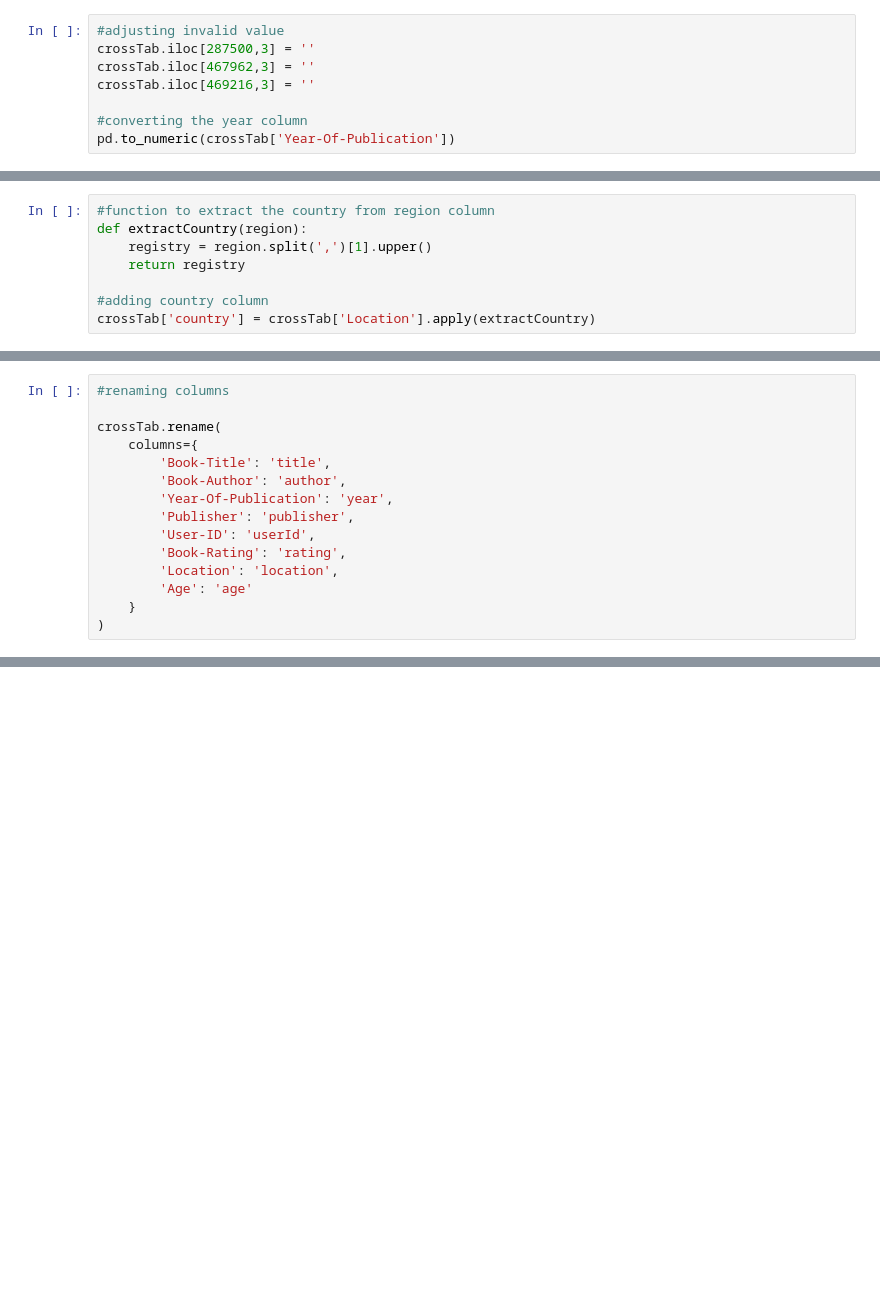
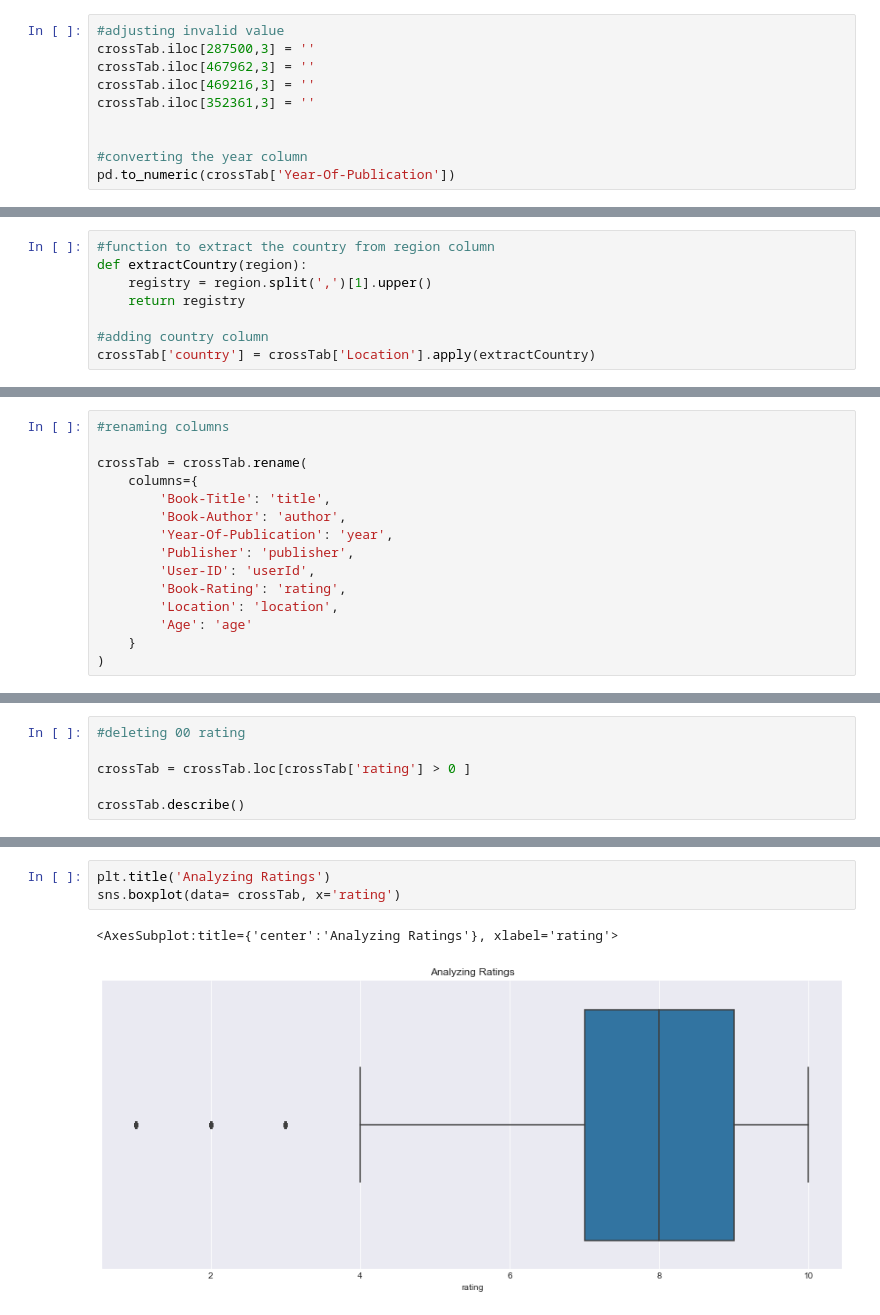
Before and after one commit to crhisangela/systems-recommendation, a Jupyter notebook: main.ipynb, the cells around one changed output, grey strips where cells are left out. Saved outputs shown, nothing was run; the diff lists cells and outputs as text; blank space fills up the shorter version.

Commit message:
data visualization

```diff
--- a/main.ipynb
+++ b/main.ipynb
@@ -127,6 +129,8 @@ memory usage: 102.3+ MB
 crossTab.iloc[287500,3] = ''
 crossTab.iloc[467962,3] = ''
 crossTab.iloc[469216,3] = ''
+crossTab.iloc[352361,3] = ''
+
 
 #converting the year column
 pd.to_numeric(crossTab['Year-Of-Publication'])
@@ -204,7 +208,7 @@ dtype: int64
 # %%
 #renaming columns
 
-crossTab.rename(
+crossTab = crossTab.rename(
     columns={
         'Book-Title': 'title',
         'Book-Author': 'author',
@@ -232,0 +238,6 @@ crossTab.rename(
+# %%
+#deleting 00 rating
+
+crossTab = crossTab.loc[crossTab['rating'] > 0 ]
+
+crossTab.describe()
@@ -232,0 +254,6 @@ crossTab.rename(
+# %%
+plt.title('Analyzing Ratings')
+sns.boxplot(data= crossTab, x='rating')
+# %% [output]
+<AxesSubplot:title={'center':'Analyzing Ratings'}, xlabel='rating'>
+[figure, added]
```
Also changed, not shown: parts of 15 cells of this notebook.
